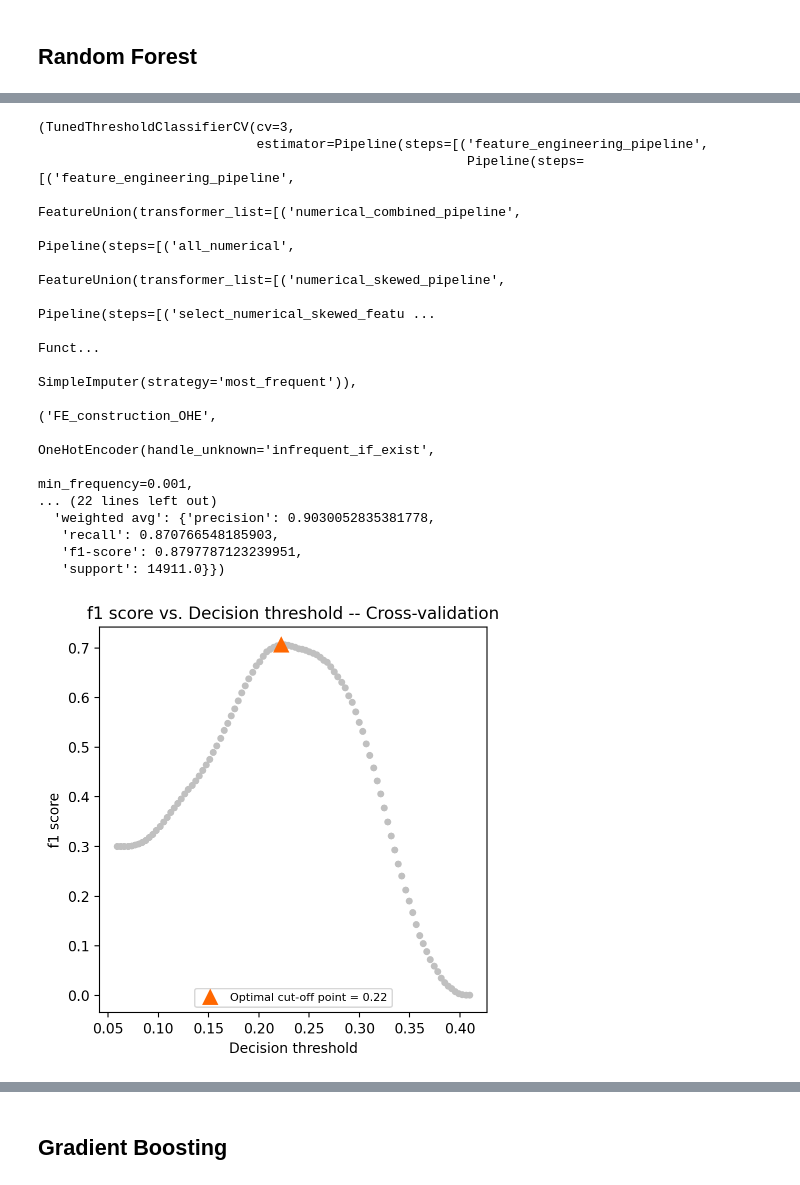
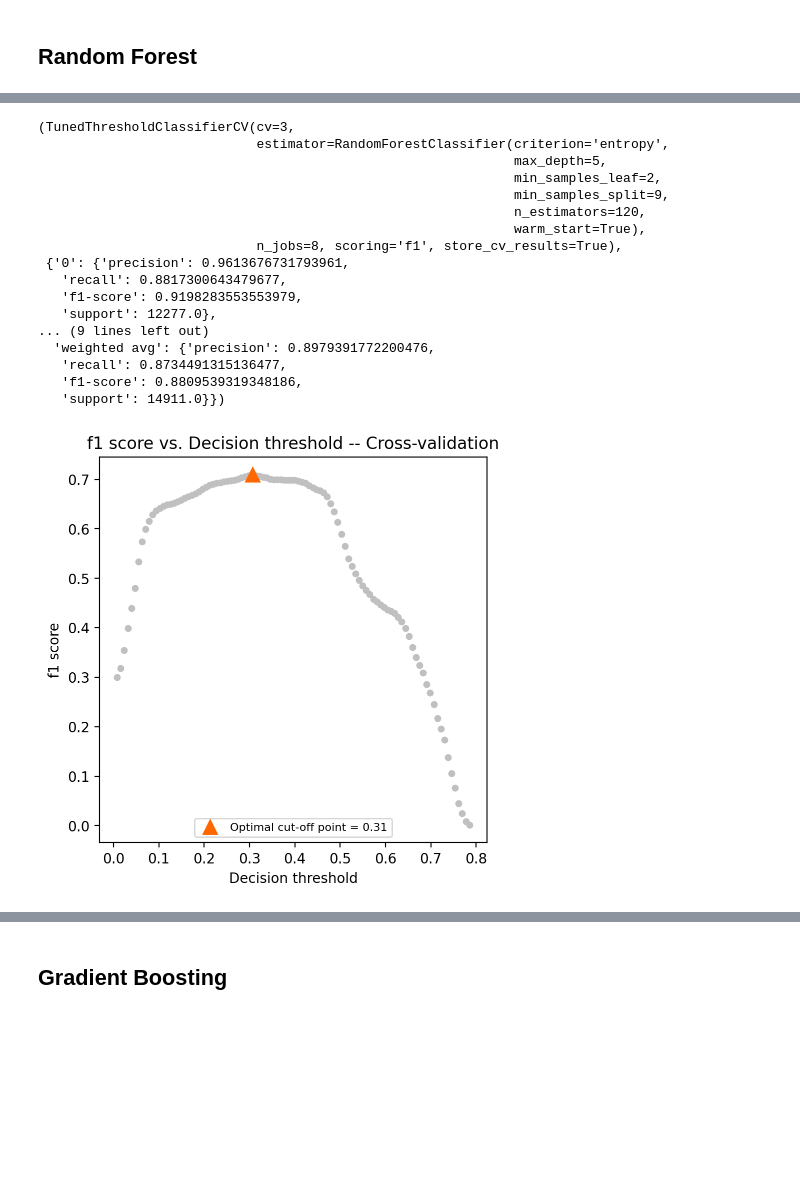
Before and after one commit to jyothisable/Credit-Default-Risk-Prediction-Model, a Jupyter notebook: notebooks/model_prototyping.ipynb, the cells around one changed output, grey strips where cells are left out. Saved outputs shown, nothing was run; the diff lists cells and outputs as text; code cells hidden in the pictures; blank space fills up the shorter version.

```diff
--- a/notebooks/model_prototyping.ipynb
+++ b/notebooks/model_prototyping.ipynb
@@ -467,22 +518,19 @@ LR Feature Importance
 from sklearn.linear_model import LogisticRegression
 from sklearn.pipeline import Pipeline
 
-LR_with_FE = Pipeline([
-    ('feature_engineering_pipeline', selected_FE_with_FS),
-    ('base_model', LogisticRegression())
-])
+LR_with_FE = LogisticRegression()
 
 
 LR_with_FE_CV = GridSearchCV(
     estimator=LR_with_FE,
     param_grid={
-        'base_model__C': [0.01],
-        'base_model__solver': ['saga'],
-        'base_model__penalty': ['elasticnet'],
-        'base_model__class_weight': ['balanced'],
-        'base_model__l1_ratio': [0.6],
-        'base_model__max_iter': [1000],
-        'base_model__warm_start': [True]
+        'C': [0.01],
+        'solver': ['saga'],
+        'penalty': ['elasticnet'],
+        'class_weight': ['balanced'],
+        'l1_ratio': [0.6],
+        'max_iter': [1000],
+        'warm_start': [True]
     },
     scoring='f1',
     cv=3,
@@ -491,8 +539,8 @@ LR_with_FE_CV = GridSearchCV(
 )
 y_train_transformed = target_pipeline.transform(y_train)
 y_test_transformed = target_pipeline.transform(y_test)
-
-LR_with_FE_CV.fit(X_train, y_train_transformed)
+X_test_transformed = fe_pipe.transform(X_test)
+LR_with_FE_CV.fit(X_train_transformed, y_train_transformed)
 LR_best_model = LR_with_FE_CV.best_estimator_
 # %% [output]
 Fitting 3 folds for each of 1 candidates, totalling 3 fits
@@ -573,21 +619,18 @@ LR Feature Importance
 # %%
 from sklearn.ensemble import RandomForestClassifier
 
-RF_with_FE = Pipeline([
-    ('feature_engineering_pipeline', selected_FE_with_FS),
-    ('base_model', RandomForestClassifier())
-])
+RF_with_FE = RandomForestClassifier()
 
 
 RF_with_FE_CV = GridSearchCV(
     estimator=RF_with_FE,
     param_grid={
-        'base_model__n_estimators': [120],
-        'base_model__max_depth': [5],
-        'base_model__min_samples_split': [9],
-        'base_model__min_samples_leaf': [2],
-        'base_model__criterion': ['entropy'],
-        'base_model__warm_start': [True],
+        'n_estimators': [120],
+        'max_depth': [5],
+        'min_samples_split': [9],
+        'min_samples_leaf': [2],
+        'criterion': ['entropy'],
+        'warm_start': [True],
     },
     scoring='f1',
     cv=3,
@@ -595,7 +638,7 @@ RF_with_FE_CV = GridSearchCV(
     verbose=True
 )
 
-RF_with_FE_CV.fit(X_train, y_train_transformed)
+RF_with_FE_CV.fit(X_train_transformed, y_train_transformed)
 RF_best_model = RF_with_FE_CV.best_estimator_
 # %% [output]
 Fitting 3 folds for each of 1 candidates, totalling 3 fits
@@ -618,7 +649,7 @@ GridSearchCV(cv=3,
              scoring='f1', verbose=True)
 # %%
 # Post tuning of selected best model (threshold adjustment as per business requirements)
-tune_model_threshold_adjustment(RF_best_model, X_train, y_train, X_test, y_test,scoring='f1',target_pipeline=target_pipeline)
+tune_model_threshold_adjustment(RF_best_model, X_train_transformed, y_train, X_test_transformed, y_test,scoring='f1',target_pipeline=target_pipeline)
 # %% [output]
 Classification report: Training set
               precision    recall  f1-score   support
@@ -640,21 +671,21 @@ Best threshold = 0.22 with f1 score = 0.71
 (TunedThresholdClassifierCV(cv=3,
-                            estimator=Pipeline(steps=[('feature_engineering_pipeline',
-                                                       Pipeline(steps=[('feature_engineering_pipeline',
-                                                                        FeatureUnion(transformer_list=[('numerical_combined_pipeline',
-                                                                                                        Pipeline(steps=[('all_numerical',
-                                                                                                                         FeatureUnion(transformer_list=[('numerical_skewed_pipeline',
-                                                                                                                                                         Pipeline(steps=[('select_numerical_skewed_featu ...
-                                                                                                                                                                          Funct...
-                                                                                                                         SimpleImputer(strategy='most_frequent')),
-                                                                                                                        ('FE_construction_OHE',
-                                                                                                                         OneHotEncoder(handle_unknown='infrequent_if_exist',
-                                                                                                                                       min_frequency=0.001,
-... (22 lines left out)
-  'weighted avg': {'precision': 0.9030052835381778,
-   'recall': 0.870766548185903,
-   'f1-score': 0.8797787123239951,
+                            estimator=RandomForestClassifier(criterion='entropy',
+                                                             max_depth=5,
+                                                             min_samples_leaf=2,
+                                                             min_samples_split=9,
+                                                             n_estimators=120,
+                                                             warm_start=True),
+                            n_jobs=8, scoring='f1', store_cv_results=True),
+ {'0': {'precision': 0.9613676731793961,
+   'recall': 0.8817300643479677,
+   'f1-score': 0.9198283553553979,
+   'support': 12277.0},
+... (9 lines left out)
+  'weighted avg': {'precision': 0.8979391772200476,
+   'recall': 0.8734491315136477,
+   'f1-score': 0.8809539319348186,
    'support': 14911.0}})
-[figure, old version]
+[figure, new version]
 # %%
 # Feature Importance
 feature_importance_df = pd.DataFrame({
```
Also changed, not shown: parts of 21 cells of this notebook, 7 other files.
